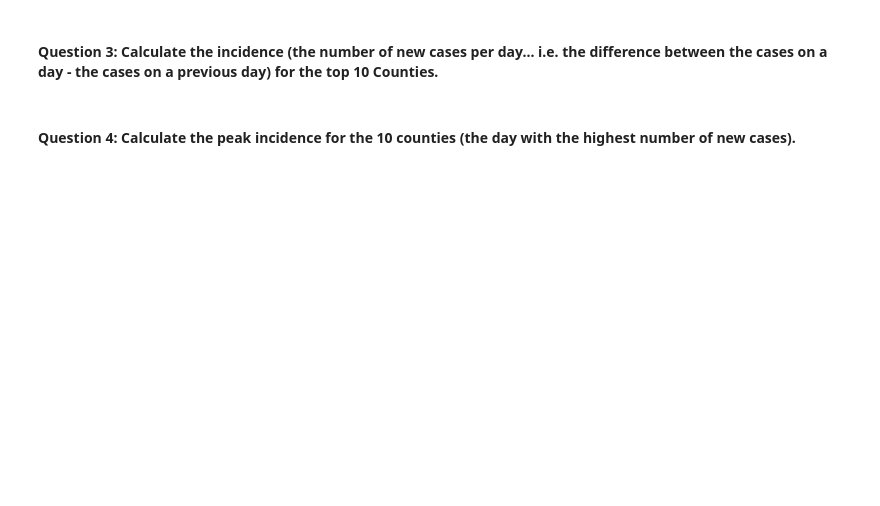
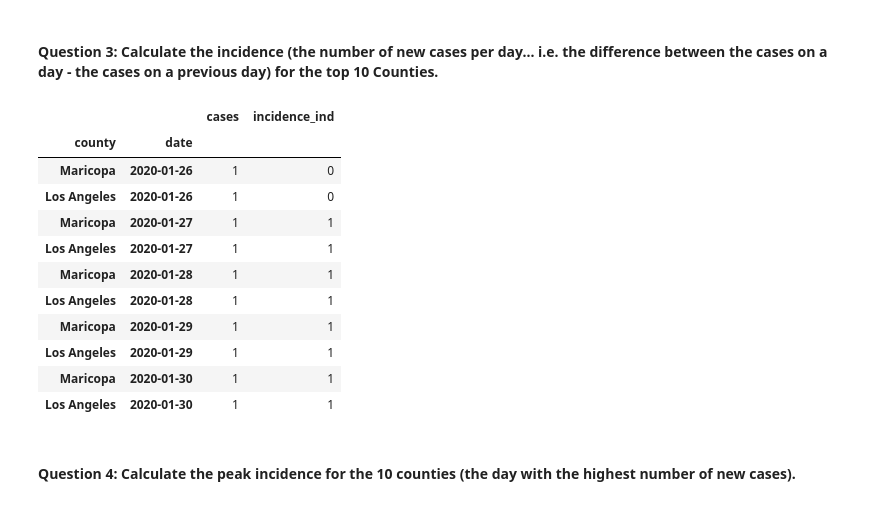
Before and after one commit to CMU-MS-DAS-Modern-Programming-Mini/ClassAssignmentNo4, a Jupyter notebook: US County Data - pandas.ipynb, the cells around one changed output. Cells and saved outputs as stored; diff of their text form; code cells hidden in the pictures; blank space fills up the shorter version.

```diff
--- a/US County Data - pandas.ipynb
+++ b/US County Data - pandas.ipynb
@@ -25,2 +65,25 @@ deaths - The cumulative number of deaths in at the date in the county
+# %%
+def calc_incidence_index(row, df):
+    prev_index = (row.name[0], row.name[1] - timedelta(1))
+    if prev_index in df.index:
+        return df.loc[prev_index]['cases']# row['cases'] - df.loc[prev_index]['cases']
+    else:
+        return 0
+
+df2['incidence_ind'] = df2.apply(lambda x: calc_incidence_index(x, df2),axis=1)
+df2.head(10)
+# %% [output]
+|  |  | cases | incidence_ind |
+| county | date |  |  |
+| Maricopa | 2020-01-26 | 1 | 0 |
+| Los Angeles | 2020-01-26 | 1 | 0 |
+| Maricopa | 2020-01-27 | 1 | 1 |
+| Los Angeles | 2020-01-27 | 1 | 1 |
+| Maricopa | 2020-01-28 | 1 | 1 |
+| Los Angeles | 2020-01-28 | 1 | 1 |
+| Maricopa | 2020-01-29 | 1 | 1 |
+| Los Angeles | 2020-01-29 | 1 | 1 |
+| Maricopa | 2020-01-30 | 1 | 1 |
+| Los Angeles | 2020-01-30 | 1 | 1 |
 # %% [markdown]
 #### Question 4: Calculate the peak incidence for the 10 counties (the day with the highest number of new cases).
```
Also changed, not shown: parts of 8 cells of this notebook.
